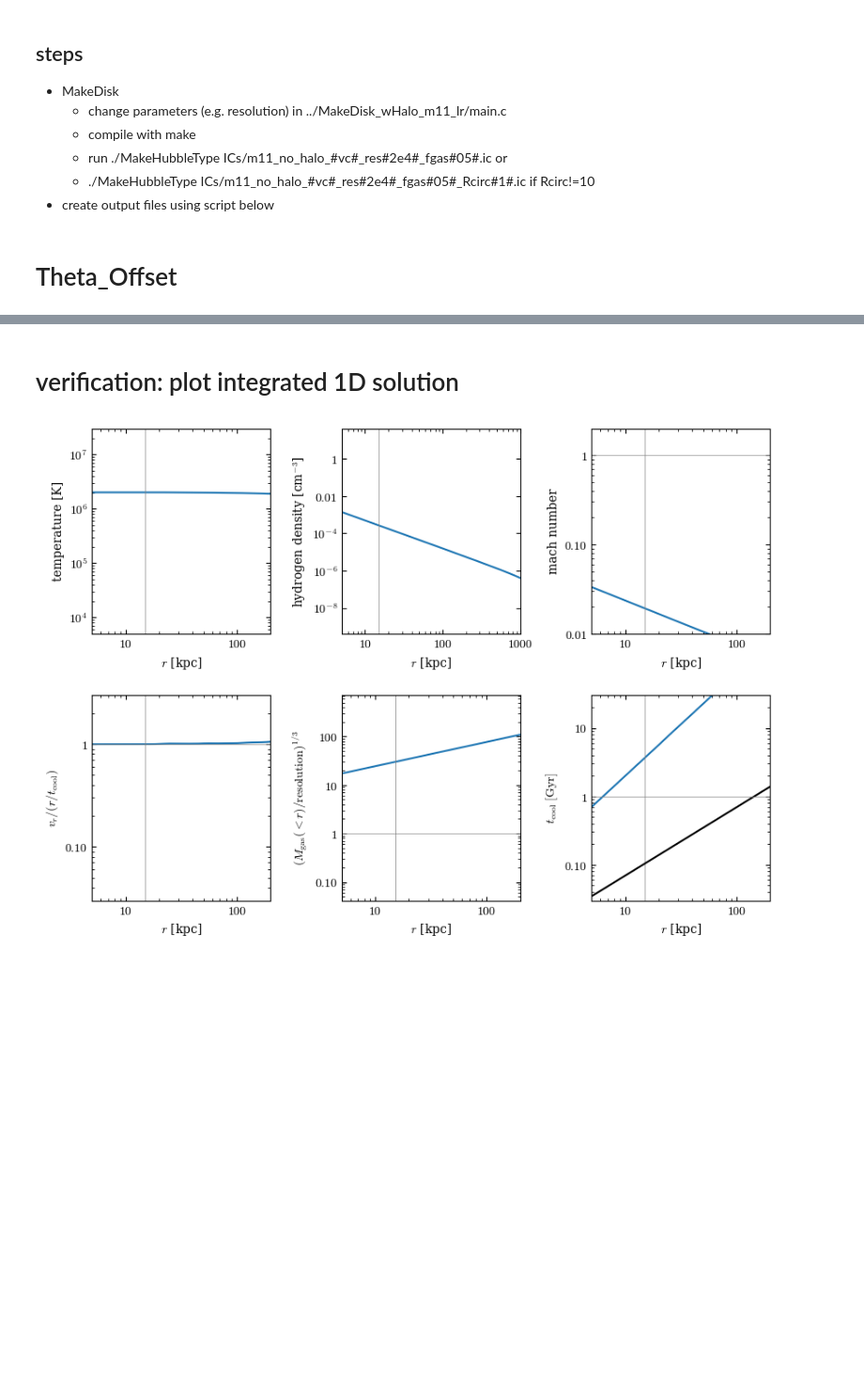
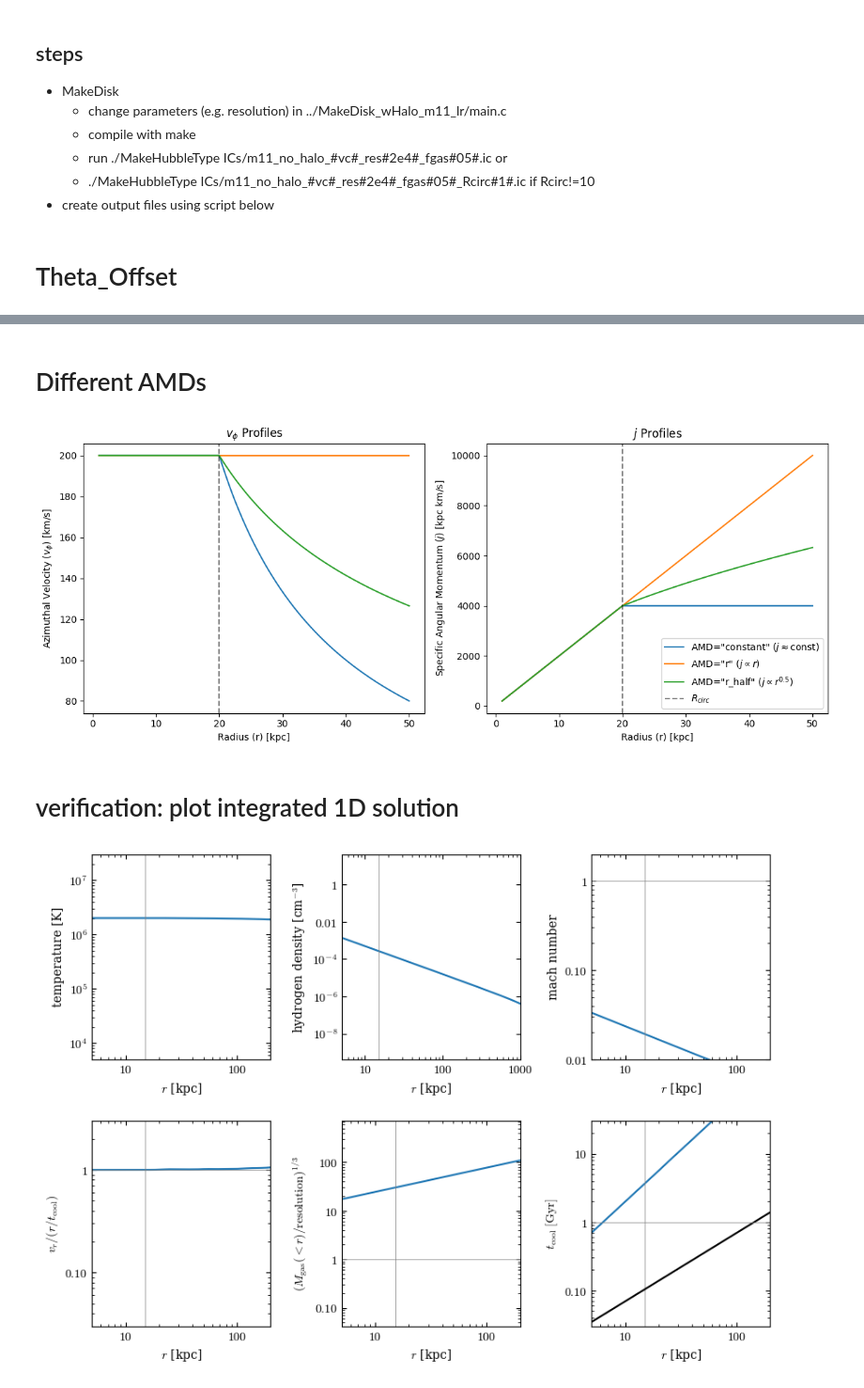
Before and after one commit to spectram/cooling_flow, a Jupyter notebook: ipynb/create_ICs_misaligned.ipynb, the cells around one changed output, grey strips where cells are left out. Shown at 94% size. Drawn from its saved outputs; the diff is of its cells as text; code cells hidden in the pictures; blank space fills up the shorter version.

```diff
--- a/ipynb/create_ICs_misaligned.ipynb
+++ b/ipynb/create_ICs_misaligned.ipynb
@@ -145,3 +147,73 @@ Ms: 2e+05
+# %% [markdown]
+# Different AMDs
+# %%
+import numpy as np
+import matplotlib.pyplot as plt
+
+# Dummy parameters
+r = np.linspace(1, 50, 500)   # Radius array
+Rcirc = 20.0                  # Circularization radius
+vc_Rcirc = 200.0              # Circular velocity at Rcirc (km/s)
+
+# Assume a flat rotation curve for the potential: vc(r) = vc_Rcirc
+# In the real code, this comes from self.vc2()**0.5
+vc_r = np.full_like(r, vc_Rcirc)
+
+# Initialize arrays
+vphi_const = np.zeros_like(r)
+vphi_r = np.zeros_like(r)
+vphi_r_half = np.zeros_like(r)
+
+# Masks
+inner = r < Rcirc
+outer = r >= Rcirc
+
+# Inner part (same for all, follows potential's vc)
+vphi_const[inner] = vc_r[inner]
+vphi_r[inner]     = vc_r[inner]
+vphi_r_half[inner]= vc_r[inner]
+
+# Outer part
+# 1. Constant specific AM (j ~ const) -> v_phi ~ 1/r
+vphi_const[outer] = vc_Rcirc * (Rcirc / r[outer])
+
+# 2. AM proportional to r (j ~ r) -> v_phi ~ const
+vphi_r[outer] = vc_Rcirc
+
+# 3. AM proportional to sqrt(r) (j ~ r^0.5) -> v_phi ~ r^-0.5
+vphi_r_half[outer] = vc_Rcirc * (Rcirc / r[outer])**0.5
+
+# Calculate specific angular momentum j = v_phi * r
+j_const = vphi_const * r
+j_r = vphi_r * r
+j_r_half = vphi_r_half * r
+
+# Plotting
+fig, ax = plt.subplots(1, 2, figsize=(12, 5))
+
+# Panel 1: Azimuthal Velocity (v_phi)
+ax[0].plot(r, vphi_const, label=r'AMD="constant" ($v_\phi \propto r^{-1}$)')
+ax[0].plot(r, vphi_r, label=r'AMD="r" ($v_\phi \propto \text{const}$)')
+ax[0].plot(r, vphi_r_half, label=r'AMD="r_half" ($v_\phi \propto r^{-0.5}$)')
+ax[0].axvline(Rcirc, color='k', linestyle='--', alpha=0.5, label=r'$R_{circ}$')
+ax[0].set_xlabel('Radius (r) [kpc]')
+ax[0].set_ylabel(r'Azimuthal Velocity ($v_\phi$) [km/s]')
+ax[0].set_title(r'$v_\phi$ Profiles')
+
+# Panel 2: Specific Angular Momentum (j)
+ax[1].plot(r, j_const, label=r'AMD="constant" ($j \approx \text{const}$)')
+ax[1].plot(r, j_r, label=r'AMD="r" ($j \propto r$)')
+ax[1].plot(r, j_r_half, label=r'AMD="r_half" ($j \propto r^{0.5}$)')
+ax[1].axvline(Rcirc, color='k', linestyle='--', alpha=0.5, label=r'$R_{circ}$')
+ax[1].set_xlabel('Radius (r) [kpc]')
+ax[1].set_ylabel(r'Specific Angular Momentum ($j$) [kpc km/s]')
+ax[1].set_title(r'$j$ Profiles')
+ax[1].legend()
+
+plt.tight_layout()
+plt.show()
+# %% [output]
+[figure, added]
 # %% [markdown]
 # verification: plot integrated 1D solution
 # %%
```
Also changed, not shown: parts of 1 cell of this notebook, 15 other files.
